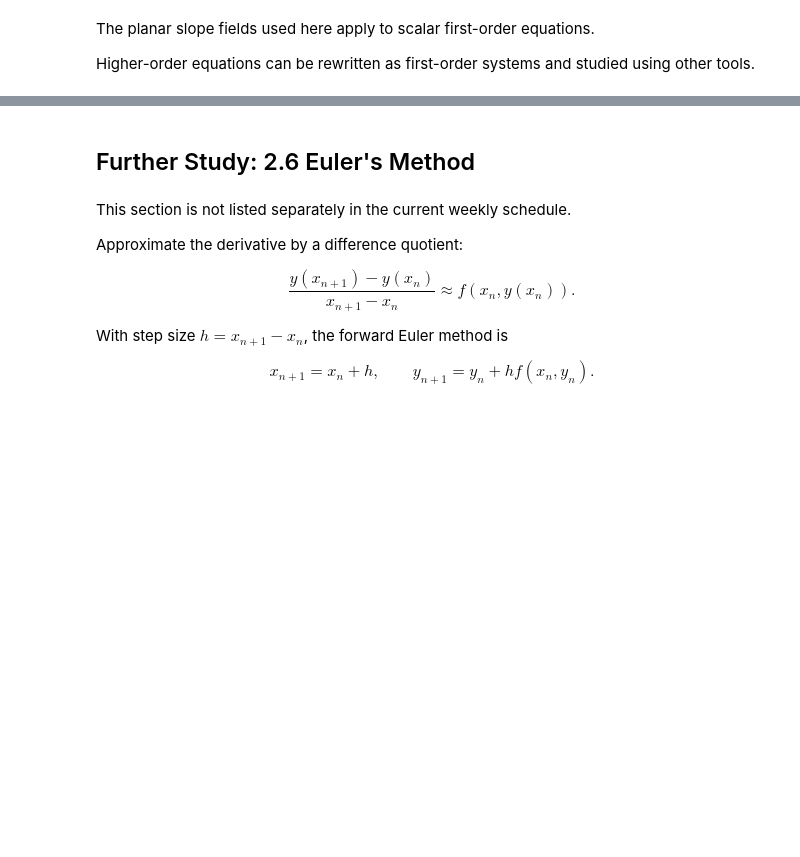
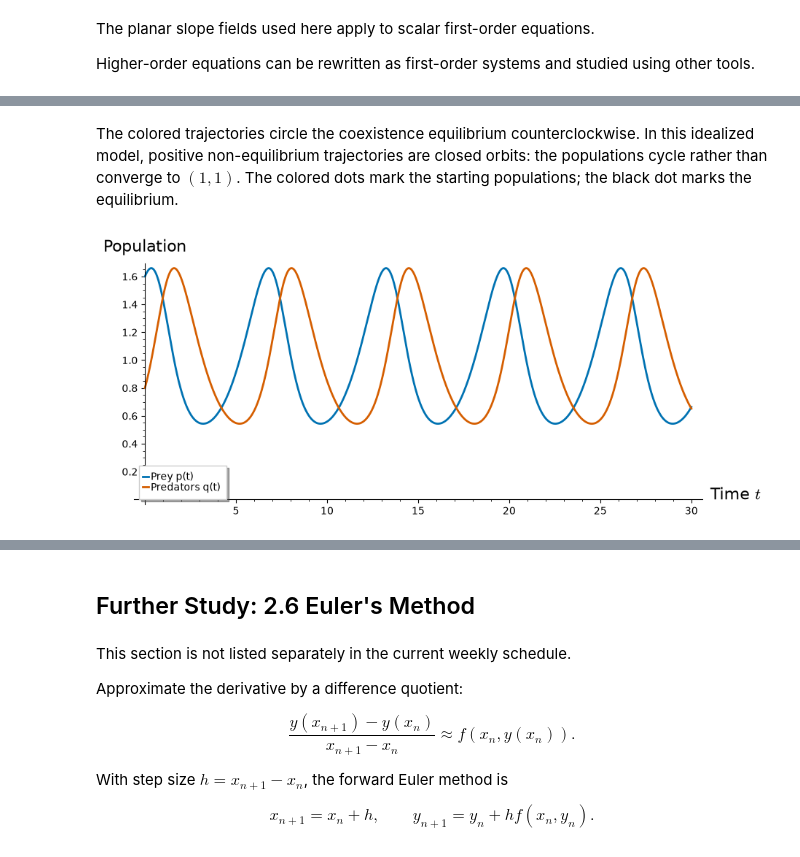
Before and after one commit to Symbol1/Differ2026, a Jupyter notebook: 0916.ipynb, the cells around one changed output, grey strips where cells are left out. Drawn from its saved outputs; the diff is of its cells as text; code cells hidden in the pictures; blank space fills up the shorter version.

```diff
--- a/0916.ipynb
+++ b/0916.ipynb
@@ -72,0 +142,15 @@ Higher-order equations can be rewritten as first-order systems and studied using
+# %% [markdown]
+The colored trajectories circle the coexistence equilibrium counterclockwise.
+In this idealized model, positive non-equilibrium trajectories are closed orbits:
+the populations cycle rather than converge to $(1, 1)$.
+The colored dots mark the starting populations; the black dot marks the equilibrium.
+# %%
+lv_sample = lv_solutions[1]
+lv_history = line(list(zip(lv_times, lv_sample[:, 0])), color='#0072B2',
+                  thickness=2, legend_label='Prey p(t)')
+lv_history += line(list(zip(lv_times, lv_sample[:, 1])), color='#D55E00',
+                   thickness=2, legend_label='Predators q(t)')
+lv_history.show(xmin=0, xmax=30, ymin=0, axes_labels=['Time $t$', 'Population'],
+                figsize=[9, 4])
+# %% [output]
+[figure, added]
```
Also changed, not shown: parts of 29 cells of this notebook.
